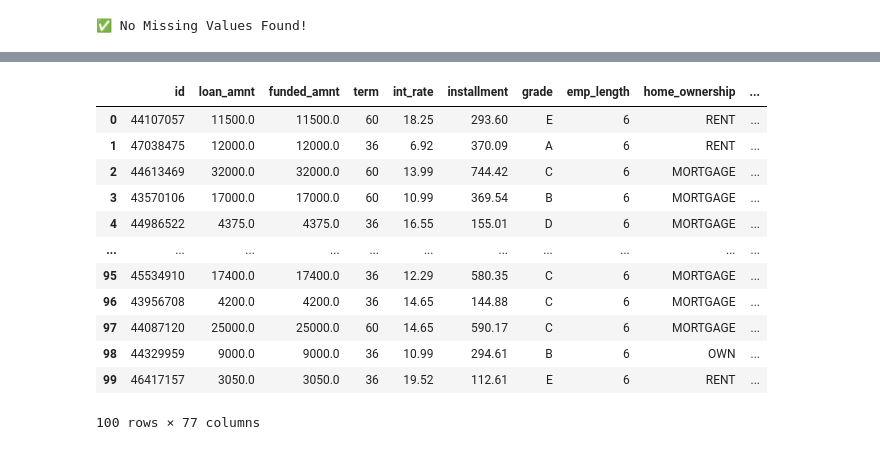
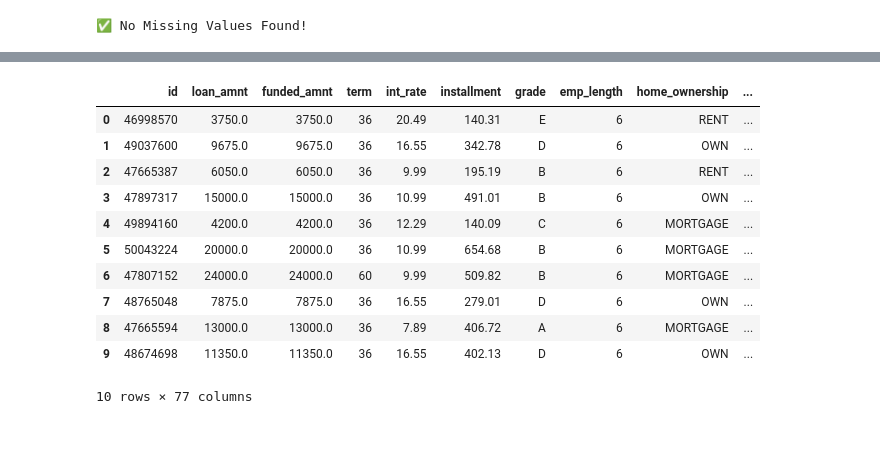
Before and after one commit to luuuneytunes12/Credit-Risk-Modeling-PySpark, a Jupyter notebook: notebooks/3. Data Preprocessing (Data Scientist).ipynb, the cells around one changed output, grey strips where cells are left out. Saved outputs shown, nothing was run; the diff lists cells and outputs as text; code cells hidden in the pictures.

```diff
--- a/notebooks/3. Data Preprocessing (Data Scientist).ipynb
+++ b/notebooks/3. Data Preprocessing (Data Scientist).ipynb
@@ -503,16 +280,15 @@ plt.show()
 # %%
-df.limit(100).toPandas()
+df.limit(10).toPandas()
 # %% [output]
 |  | id | loan_amnt | funded_amnt | term | int_rate | installment | grade | emp_length | home_ownership | ... |
-| 0 | 44107057 | 11500.0 | 11500.0 | 60 | 18.25 | 293.60 | E | 6 | RENT | ... |
-| 1 | 47038475 | 12000.0 | 12000.0 | 36 | 6.92 | 370.09 | A | 6 | RENT | ... |
-| 2 | 44613469 | 32000.0 | 32000.0 | 60 | 13.99 | 744.42 | C | 6 | MORTGAGE | ... |
-| 3 | 43570106 | 17000.0 | 17000.0 | 60 | 10.99 | 369.54 | B | 6 | MORTGAGE | ... |
-| 4 | 44986522 | 4375.0 | 4375.0 | 36 | 16.55 | 155.01 | D | 6 | MORTGAGE | ... |
-| ... | ... | ... | ... | ... | ... | ... | ... | ... | ... | ... |
-| 95 | 45534910 | 17400.0 | 17400.0 | 36 | 12.29 | 580.35 | C | 6 | MORTGAGE | ... |
-| 96 | 43956708 | 4200.0 | 4200.0 | 36 | 14.65 | 144.88 | C | 6 | MORTGAGE | ... |
-| 97 | 44087120 | 25000.0 | 25000.0 | 60 | 14.65 | 590.17 | C | 6 | MORTGAGE | ... |
-| 98 | 44329959 | 9000.0 | 9000.0 | 36 | 10.99 | 294.61 | B | 6 | OWN | ... |
-| 99 | 46417157 | 3050.0 | 3050.0 | 36 | 19.52 | 112.61 | E | 6 | RENT | ... |
+| 0 | 46998570 | 3750.0 | 3750.0 | 36 | 20.49 | 140.31 | E | 6 | RENT | ... |
+| 1 | 49037600 | 9675.0 | 9675.0 | 36 | 16.55 | 342.78 | D | 6 | OWN | ... |
+| 2 | 47665387 | 6050.0 | 6050.0 | 36 | 9.99 | 195.19 | B | 6 | RENT | ... |
+| 3 | 47897317 | 15000.0 | 15000.0 | 36 | 10.99 | 491.01 | B | 6 | OWN | ... |
+| 4 | 49894160 | 4200.0 | 4200.0 | 36 | 12.29 | 140.09 | C | 6 | MORTGAGE | ... |
+| 5 | 50043224 | 20000.0 | 20000.0 | 36 | 10.99 | 654.68 | B | 6 | MORTGAGE | ... |
+| 6 | 47807152 | 24000.0 | 24000.0 | 60 | 9.99 | 509.82 | B | 6 | MORTGAGE | ... |
+| 7 | 48765048 | 7875.0 | 7875.0 | 36 | 16.55 | 279.01 | D | 6 | OWN | ... |
+| 8 | 47665594 | 13000.0 | 13000.0 | 36 | 7.89 | 406.72 | A | 6 | MORTGAGE | ... |
+| 9 | 48674698 | 11350.0 | 11350.0 | 36 | 16.55 | 402.13 | D | 6 | OWN | ... |
-100 rows × 77 columns
+10 rows × 77 columns
```
Also changed, not shown: parts of 28 cells of this notebook, 5 other files.
